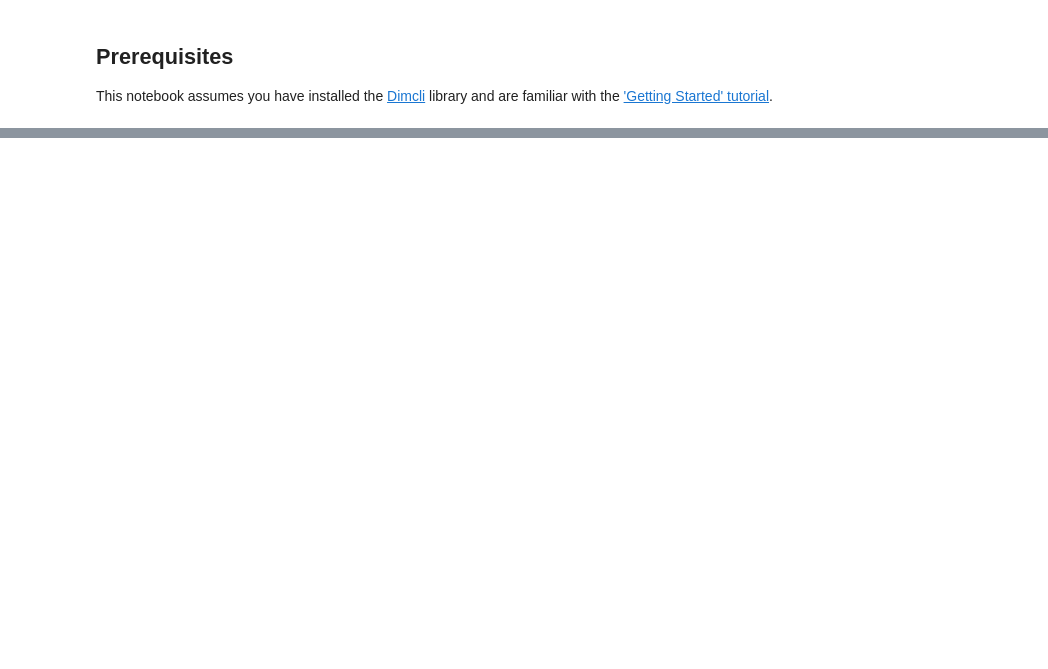
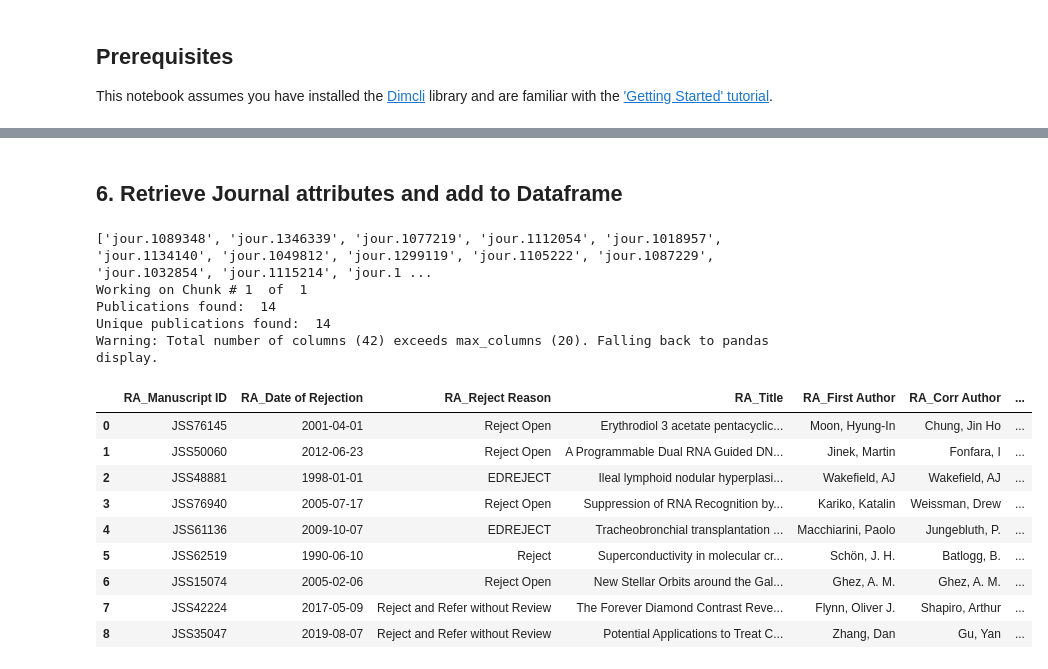
Before and after one commit to digital-science/dimensions-api-lab, a Jupyter notebook: cookbooks/2-publications/Rejected_Article_Tracker.ipynb, the cells around one changed output, grey strips where cells are left out. Drawn from its saved outputs; the diff is of its cells as text; code cells hidden in the pictures; blank space fills up the shorter version.

```diff
--- a/cookbooks/2-publications/Rejected_Article_Tracker.ipynb
+++ b/cookbooks/2-publications/Rejected_Article_Tracker.ipynb
@@ -269,0 +279,18 @@ In terms of next steps, we might choose to do some bibliometric analysis of the
+# %%
+Authors_FLC = TitlesFoundRaw[['id','authors','authors_count']]
+Authors_FLC = explode_nested_repeated_field(Authors_FLC, "authors")
+Authors_FLC['AuthorNumber'] = Authors_FLC.groupby(['id']).cumcount()+1;
+Authors_FLC['authors_count'] = Authors_FLC.groupby('id')['AuthorNumber'].transform('max')
+
+Authors_FLC['authors_last_name'] = Authors_FLC['authors_last_name'].fillna('UnknownAuthor')
+Authors_FLC['authors_corresponding'] = Authors_FLC['authors_corresponding'].fillna(False)
+
+# Aggregate
+Authors_FLC = Authors_FLC.groupby('id').agg(
+    FirstAuthor=('authors_last_name', lambda x: ','.join(Authors_FLC.loc[x.index, 'authors_last_name'][Authors_FLC.loc[x.index, 'AuthorNumber'] == 1])),
+    LastAuthor=('authors_last_name', lambda x: ','.join(Authors_FLC.loc[x.index, 'authors_last_name'][Authors_FLC.loc[x.index, 'AuthorNumber'] == Authors_FLC.loc[x.index, 'authors_count']])),
+    CorrAuthor=('authors_last_name', lambda x: ','.join(Authors_FLC.loc[x.index, 'authors_last_name'][Authors_FLC.loc[x.index, 'authors_corresponding'] == True]))
+).reset_index()
+
+print(Authors_FLC)
+Authors_FLC.head(7)
@@ -269,0 +360,54 @@ In terms of next steps, we might choose to do some bibliometric analysis of the
+# %% [markdown]
+## 6. Retrieve Journal attributes and add to Dataframe
+# %%
+##Make a second call to get Journal Attributes and join to main table:
+
+JournalList = Matched['Dim_journal.id'].dropna().tolist()
+JournalList = list(dict.fromkeys(JournalList))
+print(JournalList)
+
+ChunkNumber = 1
+ChunkSize = 50  #<--  If you get an error, reduce this number.  Max is 500; 200 is a great starting point.
+TotalChunks = round(0.5+(len(JournalList)/ChunkSize))
+# Find publications that cited the list above
+q = """search source_titles where id in {}
+              return source_titles[id+title+snip+sjr+issn+start_year+journal_lists]"""
+results = []
+for chunk in (list(chunks_of(list(JournalList), ChunkSize))):
+    print("Working on Chunk #",(ChunkNumber)," of ",TotalChunks)
+    ChunkNumber = ChunkNumber+1
+    data = dsl.query_iterative(q.format(json.dumps(chunk)), verbose=False)
+    results += data.source_titles
+    time.sleep(1)
+Journals = pd.DataFrame().from_dict(results)
+print("Publications found: ", len(Journals))
+Journals.drop_duplicates(subset='id', inplace=True)
+print("Unique publications found: ", len(Journals))
+Journals = Journals.add_prefix("Jour_")
+Journals.head(5)
+
+Matched = pd.merge(
+    left=Matched,
+    right=Journals,
+    left_on=['Dim_journal.id'],
+    right_on=['Jour_id'],
+    how='left'
+)
+
+Matched.head(9)
+# %% [output]
+['jour.1089348', 'jour.1346339', 'jour.1077219', 'jour.1112054', 'jour.1018957', 'jour.1134140', 'jour.1049812', 'jour.1299119', 'jour.1105222', 'jour.1087229', 'jour.1032854', 'jour.1115214', 'jour.1 ...
+Working on Chunk # 1  of  1
+Publications found:  14
+Unique publications found:  14
+Warning: Total number of columns (42) exceeds max_columns (20). Falling back to pandas display.
+|  | RA_Manuscript ID | RA_Date of Rejection | RA_Reject Reason | RA_Title | RA_First Author | RA_Corr Author | ... |
+| 0 | JSS76145 | 2001-04-01 | Reject Open | Erythrodiol 3 acetate pentacyclic... | Moon, Hyung-In | Chung, Jin Ho | ... |
+| 1 | JSS50060 | 2012-06-23 | Reject Open | A Programmable Dual RNA Guided DN... | Jinek, Martin | Fonfara, I | ... |
+| 2 | JSS48881 | 1998-01-01 | EDREJECT | Ileal lymphoid nodular hyperplasi... | Wakefield, AJ | Wakefield, AJ | ... |
+| 3 | JSS76940 | 2005-07-17 | Reject Open | Suppression of RNA Recognition by... | Kariko, Katalin | Weissman, Drew | ... |
+| 4 | JSS61136 | 2009-10-07 | EDREJECT | Tracheobronchial transplantation ... | Macchiarini, Paolo | Jungebluth, P. | ... |
+| 5 | JSS62519 | 1990-06-10 | Reject | Superconductivity in molecular cr... | Schön, J. H. | Batlogg, B. | ... |
+| 6 | JSS15074 | 2005-02-06 | Reject Open | New Stellar Orbits around the Gal... | Ghez, A. M. | Ghez, A. M. | ... |
+| 7 | JSS42224 | 2017-05-09 | Reject and Refer without Review | The Forever Diamond Contrast Reve... | Flynn, Oliver J. | Shapiro, Arthur | ... |
+| 8 | JSS35047 | 2019-08-07 | Reject and Refer without Review | Potential Applications to Treat C... | Zhang, Dan | Gu, Yan | ... |
```
Also changed, not shown: parts of 34 cells of this notebook, 2 other files.
